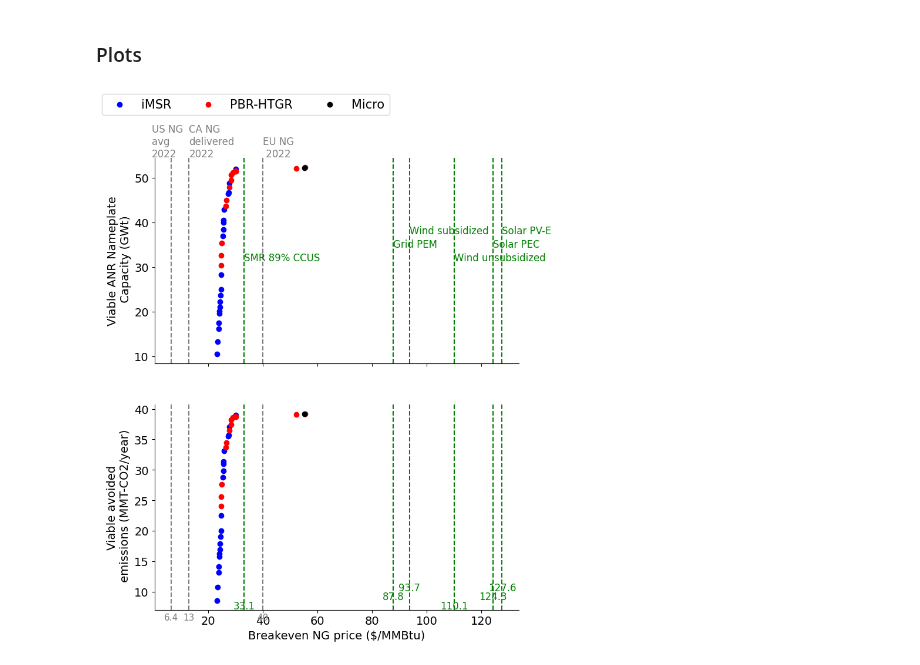
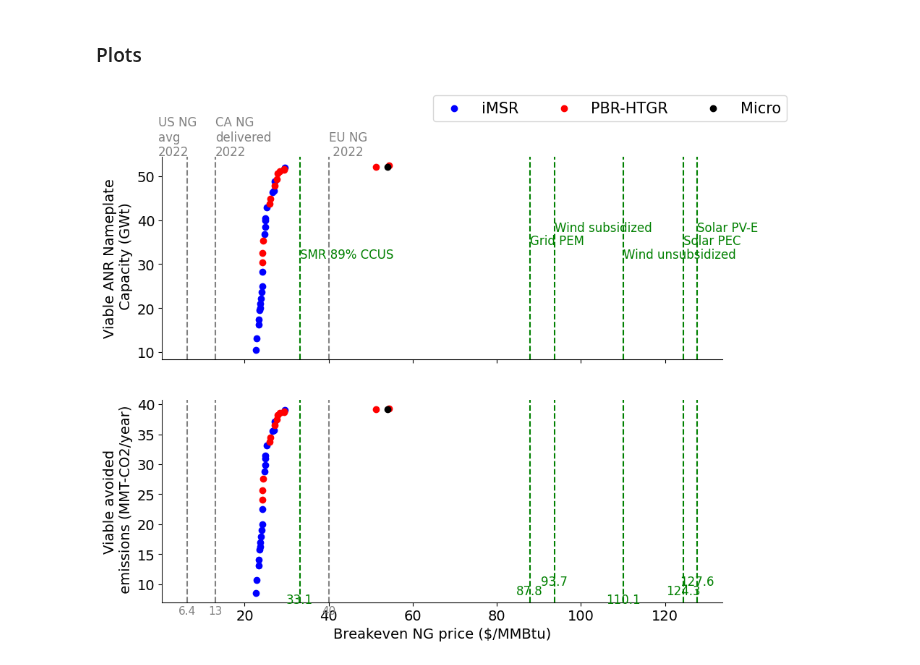
Before and after one commit to mgarrouste/SMR_deployment, a Jupyter notebook: code/pp_ammonia.ipynb, the cells around one changed output. Saved outputs shown, nothing was run; the diff lists cells and outputs as text; code cells hidden in the pictures.

```diff
--- a/code/pp_ammonia.ipynb
+++ b/code/pp_ammonia.ipynb
@@ -99,7 +99,7 @@ plt.rcParams['legend.fontsize'] = 15
 plt.rcParams['font.size'] = 14
 
 # Create subplots
-fig, axs = plt.subplots(2, 1, sharex=True, figsize=(8, 10))
+fig, axs = plt.subplots(2, 1, sharex=True, figsize=(10, 8))
 
 # Get unique ANR types and assign colors
 anr_types = df['ANR type'].unique()
@@ -138,32 +138,32 @@ for i, col in enumerate(['ANR Nameplate Capacity (GWt)', 'Viable avoided emissio
 ng_labels = ['US NG\navg\n2022', 'CA NG\ndelivered\n2022', 'EU NG\n 2022']
 count = 0
 xoffset =0
 for x, l in zip(ng_vertical_lines, ng_labels):
     if count==0:
       xoffset = -7
     else:
         xoffset=0
     axs[0].text(x+xoffset, axs[0].get_ylim()[1]+0.2, l, fontsize=12, color='grey')
     axs[1].text(x, axs[1].get_ylim()[0]-0.5, str(x), color='grey', fontsize=11, va='top', ha='center')
     count+=1
 
 res_labels = res_be['RES']
 count = 0
 for x, label in zip(res_vert_lines, res_labels):
     axs[0].text(x, (axs[0].get_ylim()[1]+axs[0].get_ylim()[0])/2+3*np.mod(count,3), label, fontsize=12, color='green')
     axs[1].text(x, axs[1].get_ylim()[0]+1.5*np.mod(count,3)+1.5, str(x), color='green', fontsize=12, va='top',ha='center')
     count+=1
 
 
 # Setting the title and labels
 plt.xlabel('Breakeven NG price ($/MMBtu)')
 
 
 # Add a common legend for all subplots
 handles, labels = axs[0].get_legend_handles_labels()
-fig.legend(handles, labels, loc='upper left', ncol=len(anr_types))
+fig.legend(handles, labels, loc='upper right', ncol=len(anr_types))
 #fig.tight_layout()
 #plt.show()
 plt.savefig(save_fig_path)
 # %% [output]
-[figure, old version]
+[figure, new version]
```
Also changed, not shown: 3 other files.
